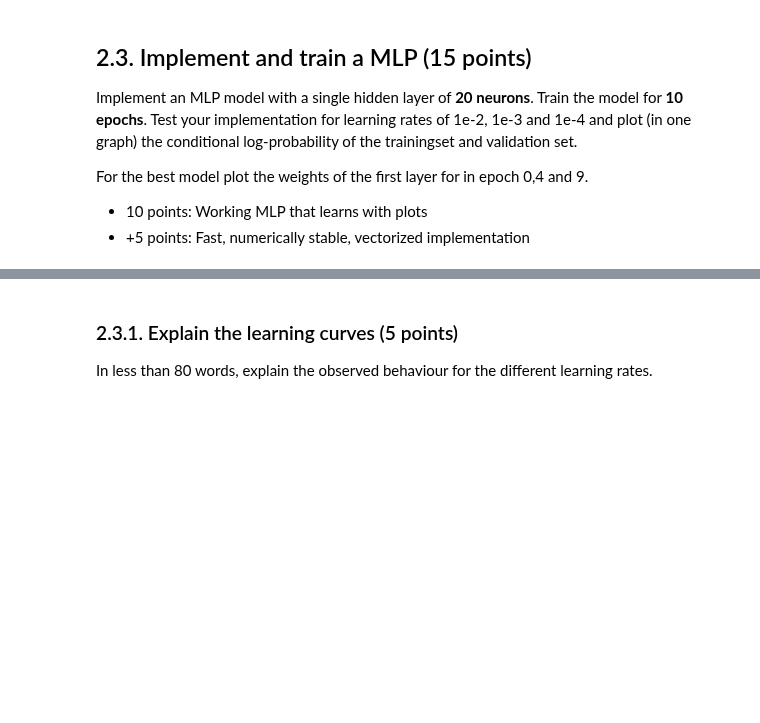
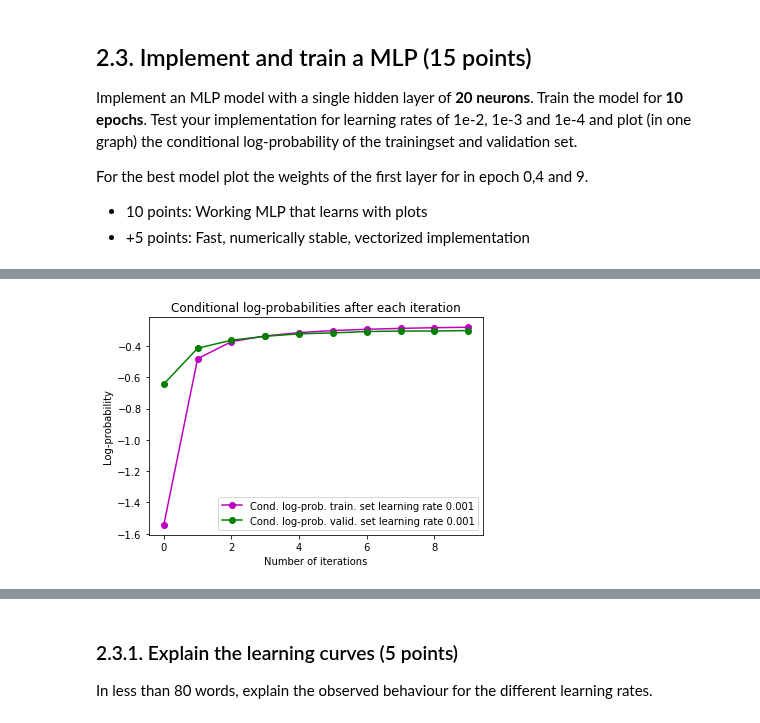
Before and after one commit to ML77777/ML1-18, a Jupyter notebook: Bobbie/lab2.ipynb, the cells around one changed output, grey strips where cells are left out. Saved outputs shown, nothing was run; the diff lists cells and outputs as text; code cells hidden in the pictures; blank space fills up the shorter version.

Commit message:
Add mlp and plots for derivatives

```diff
--- a/Bobbie/lab2.ipynb
+++ b/Bobbie/lab2.ipynb
@@ -679,0 +729,78 @@ raise NotImplementedError()
+# %%
+# Write training code here:
+# Plot the conditional loglikelihoods for the train and validation dataset after every iteration.
+# Plot the weights of the first layer.
+
+def sgd_iter_mlp(x_train, t_train, W, b, V, a, eta):
+    indices = list(range(x_train.shape[0]))
+    random.shuffle(indices)
+
+    logp_train = 0
+    for i in indices:
+        x = np.reshape(x_train[i], (x_train[i].shape[0],1))
+        logp_t, grad_w, grad_b, grad_v, grad_a = mlp_gradient(np.transpose(x), t_train[i], W, b, V, a)
+        logp_train += logp_t
+
+        W = W + eta * grad_w
+        b = b + eta * grad_b
+        V = V + eta * grad_v
+        a = a + eta * grad_a
+
+    logp_train = logp_train / len(indices)
+
+    return logp_train, W, b, V, a
+
+#Sanity check:
+#L = 20
+#np.random.seed(123)
+#w = np.zeros((L,10))
+#b = np.zeros((10,))
+#v = np.zeros((28*28,L))
+#a = np.zeros((L,))
+#eta = 1e-4
+
+#logp_train, W, b, V, a = sgd_iter_mlp(x_train[:5], t_train[:5], w, b, v, a, eta)
+
+
+def test_sgd_mlp(x_train, t_train, x_valid, t_valid, w, b, v, a, eta):
+    logps_train = []
+    logps_valid = []
+    iterations = 0
+
+    w_old = np.ones((w.shape[0], w.shape[1]))
+    for j in range(10):
+        logp_train, w, b, v, a = sgd_iter_mlp(x_train, t_train, w, b, v, a, eta)
+        logps_train.append(logp_train)
+
+        logpts = []
+        for i in range(x_valid.shape[0]):
+            x = np.transpose(np.reshape(x_valid[i], (x_valid[i].shape[0],1)))
+            logpt, grad_w, grad_b, grad_v, grad_a = mlp_gradient(x, t_valid[i], w, b, v, a)
+            logpts.append(logpt)
+
+        logps_valid.append(sum(logpts) / len(logpts))
+
+        iterations += 1
+
+    return w, b, v, a, logps_train, logps_valid
+
+L = 20
+np.random.seed(1243)
+w = np.random.normal(size=(L,10), scale=0.001)
+b = np.zeros((10,))
+v = np.random.normal(size=(28*28,L), scale=0.001)
+a = np.zeros((L,))
+eta = 1e-3
+w,b,v,a,logps_train, logps_valid = test_sgd_mlp(x_train, t_train, x_valid, t_valid, w, b, v, a, eta)
+
+label_train = "Cond. log-prob. train. set learning rate " + str(eta)
+label_valid = "Cond. log-prob. valid. set learning rate " + str(eta)
+plt.plot(list(range(10)), logps_train, 'mo-', label=label_train)
+plt.plot(list(range(10)), logps_valid, 'go-', label=label_valid)
+plt.xlabel("Number of iterations")
+plt.ylabel("Log-probability")
+plt.title("Conditional log-probabilities after each iteration")
+plt.legend()
+plt.show()
+# %% [output]
+[figure, added]
```
Also changed, not shown: parts of 14 cells of this notebook.
